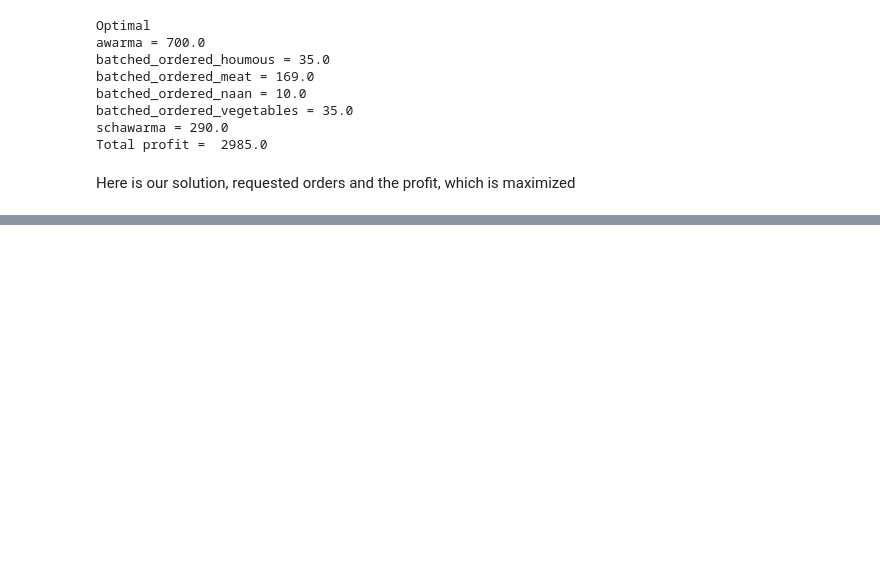
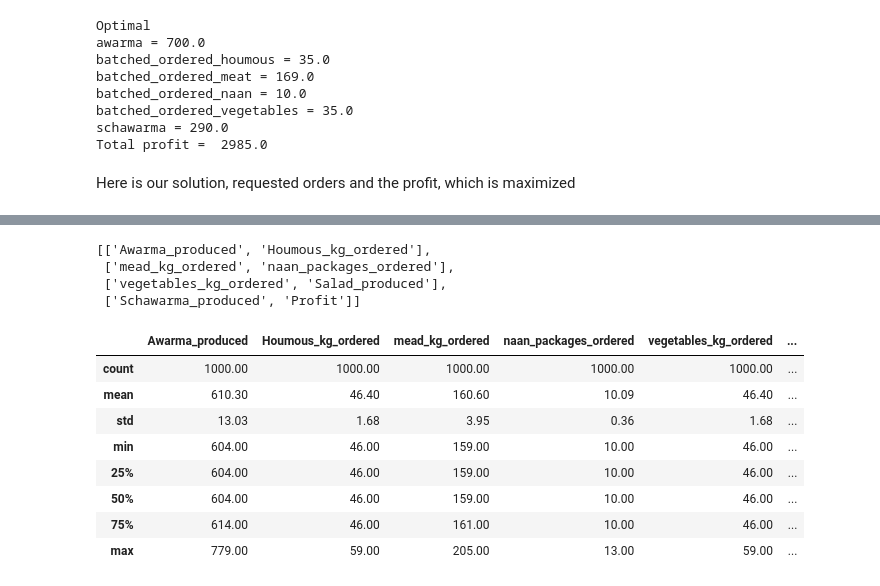
Before and after one commit to Eldar-Afaunov/Optimization-with-pulp, a Jupyter notebook: Optimization_pulp.ipynb, the cells around one changed output, grey strips where cells are left out. Saved outputs shown, nothing was run; the diff lists cells and outputs as text; code cells hidden in the pictures; blank space fills up the shorter version.

```diff
--- a/Optimization_pulp.ipynb
+++ b/Optimization_pulp.ipynb
@@ -147,0 +270,33 @@ Here is our solution, requested orders and the profit, which is maximized
+# %%
+columns_names = ['Awarma_produced','Houmous_kg_ordered', 'mead_kg_ordered',
+           'naan_packages_ordered', 'vegetables_kg_ordered','Salad_produced','Schawarma_produced', 'Profit']
+df = pd.DataFrame(columns=columns_names)
+counter = 0
+model = LpProblem("Maximize Profits", LpMaximize)
+awarma = LpVariable('awarma', lowBound=0,upBound=None, cat = 'Integer')
+schawarma = LpVariable('schawarma', lowBound=0,upBound=None, cat = 'Integer')
+salad = LpVariable('salad', lowBound=0,upBound=None, cat = 'Integer')
+ingredients = ['meat','vegetables','houmous', 'naan']
+costs_ing = LpVariable.dicts('batched_ordered', ingredients, lowBound = 0, cat = 'Integer')
+model+=lpSum([awarma*a_price+ schawarma*s_price+ salad*salad_price
+              -costs_ing['meat']*meat_price
+              -costs_ing['vegetables']*vegetables_price
+              -costs_ing['houmous']*houmous_price
+              -costs_ing['naan']*naan_price])
+model += 0.2*awarma+0.1*schawarma <= costs_ing['meat']
+model += 0.12*schawarma <= costs_ing['vegetables']
+model += 0.05*awarma+0.03*salad <= costs_ing['houmous']
+model += lpSum([awarma+schawarma])*0.01 <= costs_ing['naan']
+model += costs_ing['vegetables'] == costs_ing['houmous']
+while counter<1000:
+    counter +=1
+# now we are limited by the demand
+    model += awarma <= 750+random.normalvariate(0,50)
+    model += schawarma<= 1000+random.normalvariate(0,50)
+    # salad sales are now connected to the overall demand within one day
+    model += salad <= 0.5*lpSum([awarma+schawarma])
+    model.solve()
+    temp = dict(zip(columns_names[:-1],[v.varValue for v in model.variables()]))
+    temp['Profit']= value(model.objective)
+    df = df.append(temp, ignore_index=True)
+df.head()
@@ -147,0 +310,20 @@ Here is our solution, requested orders and the profit, which is maximized
+# %%
+matrix = [list(df.columns[:2]),list(df.columns[2:4]),list(df.columns[4:6]), list(df.columns[6:8])]
+matrix
+# %% [output]
+[['Awarma_produced', 'Houmous_kg_ordered'],
+ ['mead_kg_ordered', 'naan_packages_ordered'],
+ ['vegetables_kg_ordered', 'Salad_produced'],
+ ['Schawarma_produced', 'Profit']]
+# %%
+df.describe()
+# %% [output]
+|  | Awarma_produced | Houmous_kg_ordered | mead_kg_ordered | naan_packages_ordered | vegetables_kg_ordered | ... |
+| count | 1000.00 | 1000.00 | 1000.00 | 1000.00 | 1000.00 | ... |
+| mean | 610.30 | 46.40 | 160.60 | 10.09 | 46.40 | ... |
+| std | 13.03 | 1.68 | 3.95 | 0.36 | 1.68 | ... |
+| min | 604.00 | 46.00 | 159.00 | 10.00 | 46.00 | ... |
+| 25% | 604.00 | 46.00 | 159.00 | 10.00 | 46.00 | ... |
+| 50% | 604.00 | 46.00 | 159.00 | 10.00 | 46.00 | ... |
+| 75% | 614.00 | 46.00 | 161.00 | 10.00 | 46.00 | ... |
+| max | 779.00 | 59.00 | 205.00 | 13.00 | 59.00 | ... |
```
Also changed, not shown: parts of 24 cells of this notebook.
